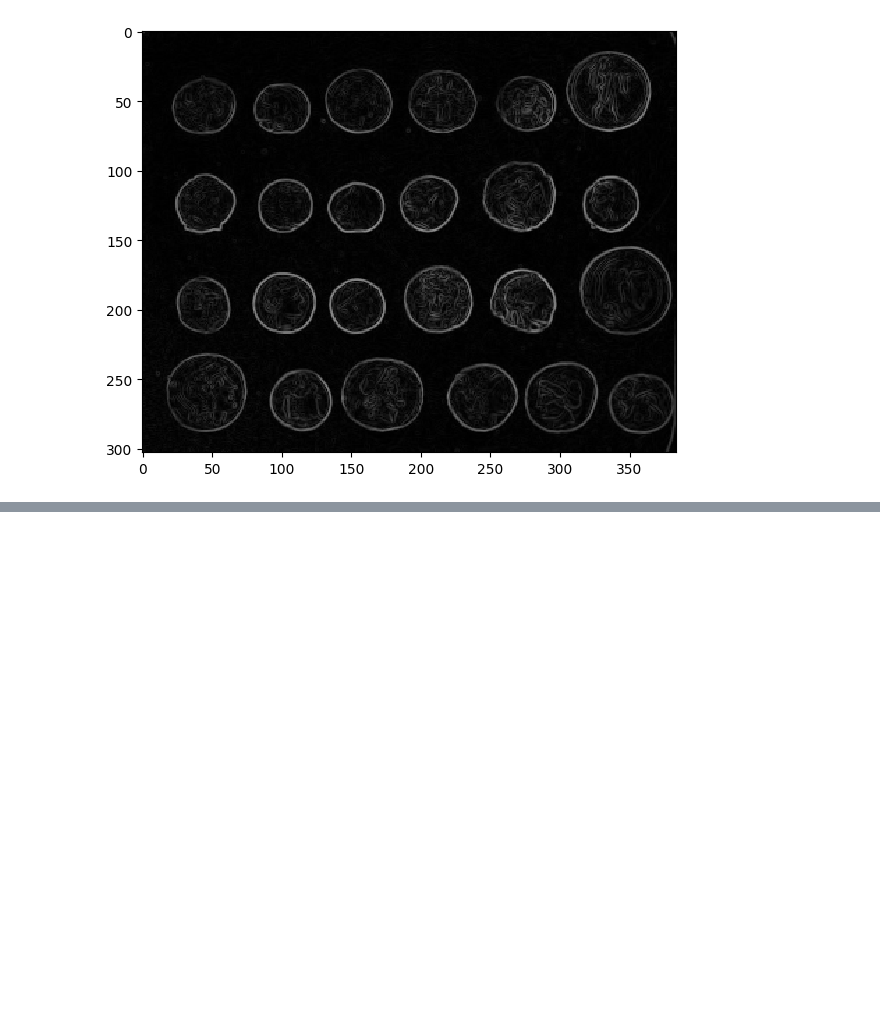
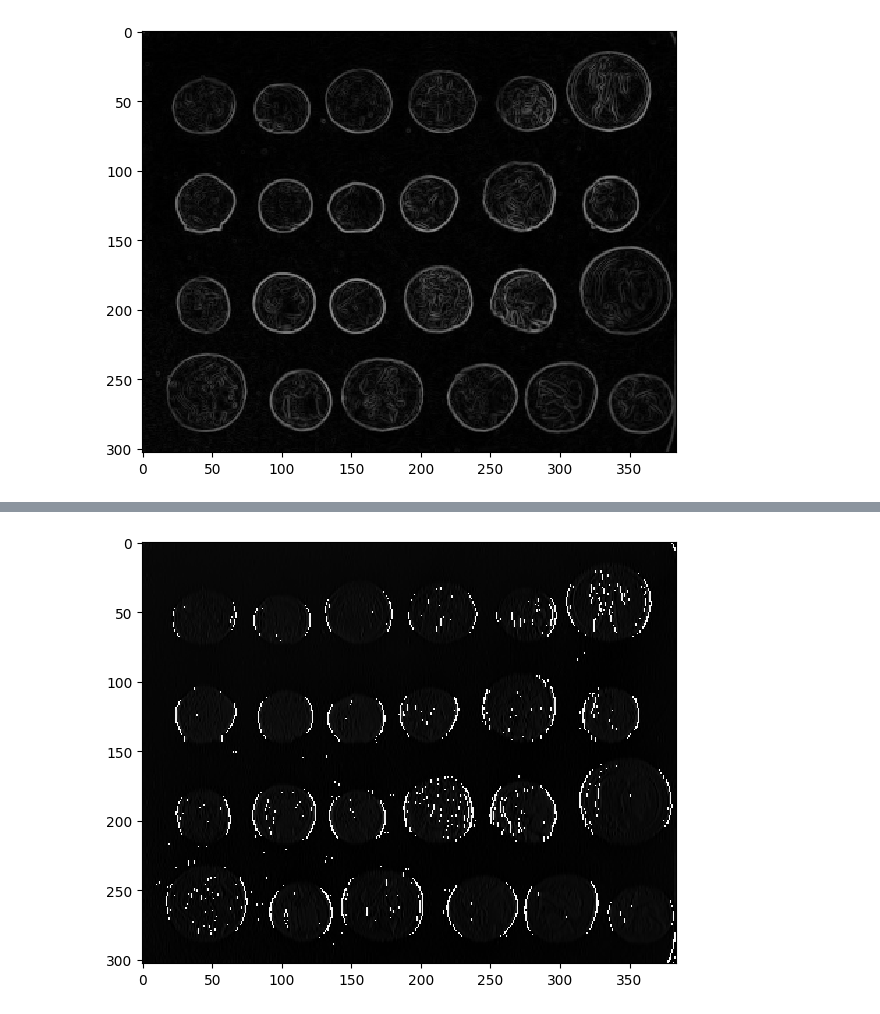
Before and after one commit to US392004/DeepLearning, a Jupyter notebook: DeepLearning.ipynb, the cells around one changed output, grey strips where cells are left out. Saved outputs shown, nothing was run; the diff lists cells and outputs as text; code cells hidden in the pictures; blank space fills up the shorter version.

```diff
--- a/DeepLearning.ipynb
+++ b/DeepLearning.ipynb
@@ -65,0 +149,9 @@ ski.io.show()
+# %%
+image = data.coins()
+# detecting edges in a coin image
+filt_real, filt_imag = gabor(image, frequency=0.6)
+plt.figure()
+io.imshow(filt_real)
+io.show()
+# %% [output]
+[figure, added]
```
Also changed, not shown: parts of 11 cells of this notebook.
